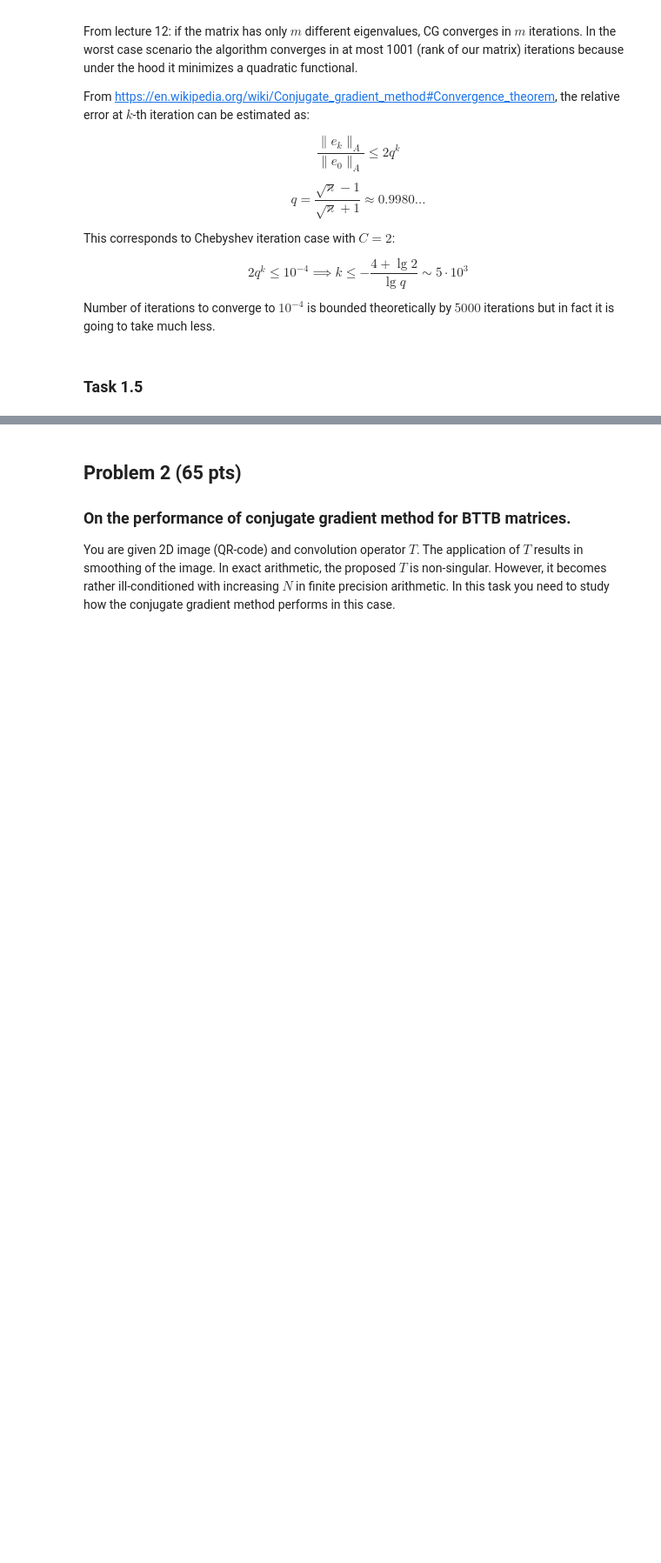
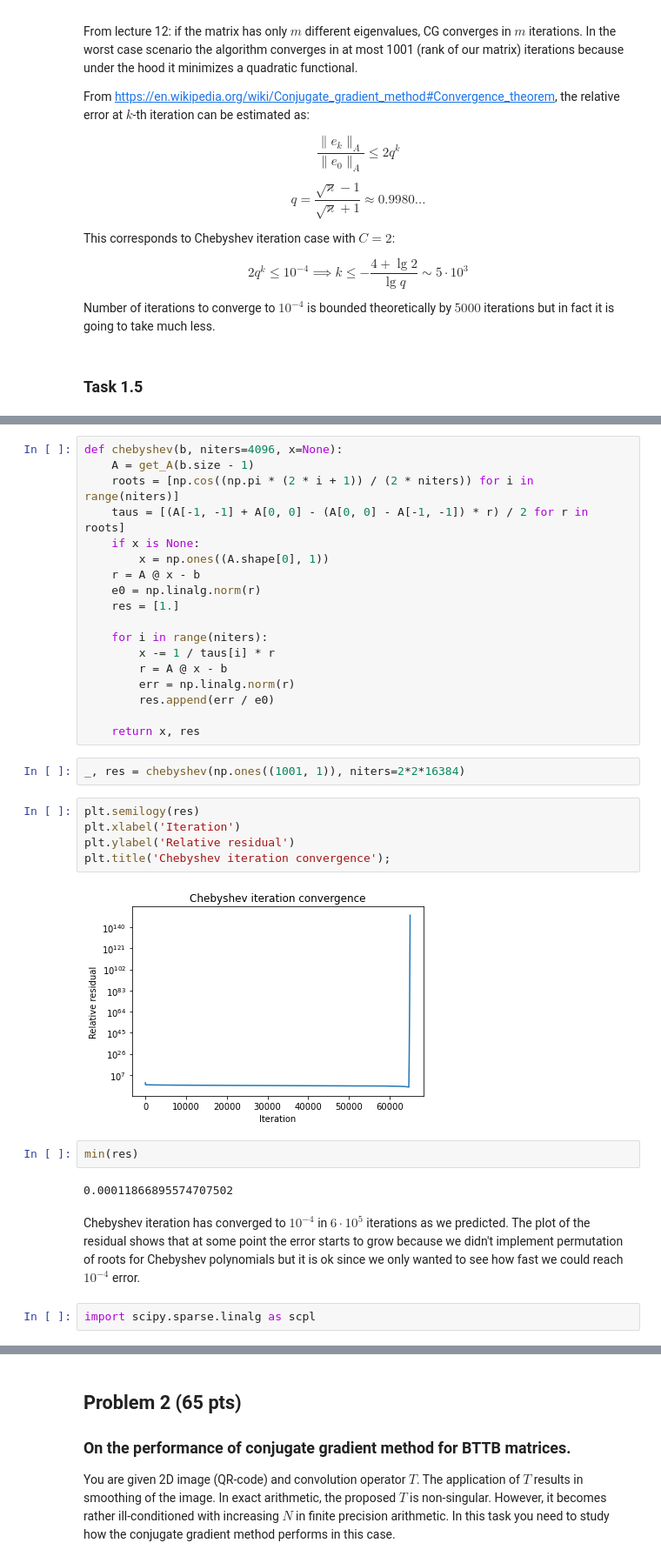
Before and after one commit to ArtemVergazov/nla2021, a Jupyter notebook: hw/hw3/Artem_Vergazov_PS3.ipynb, the cells around one changed output, grey strips where cells are left out. Shown at 87% size. Drawn from its saved outputs; the diff is of its cells as text; blank space fills up the shorter version.

```diff
--- a/hw/hw3/Artem_Vergazov_PS3.ipynb
+++ b/hw/hw3/Artem_Vergazov_PS3.ipynb
@@ -151,0 +160,35 @@ vec = lambda X: np.reshape(X)
+# %%
+def chebyshev(b, niters=4096, x=None):
+    A = get_A(b.size - 1)
+    roots = [np.cos((np.pi * (2 * i + 1)) / (2 * niters)) for i in range(niters)]
+    taus = [(A[-1, -1] + A[0, 0] - (A[0, 0] - A[-1, -1]) * r) / 2 for r in roots]
+    if x is None:
+        x = np.ones((A.shape[0], 1))
+    r = A @ x - b
+    e0 = np.linalg.norm(r)
+    res = [1.]
+
+    for i in range(niters):
+        x -= 1 / taus[i] * r
+        r = A @ x - b
+        err = np.linalg.norm(r)
+        res.append(err / e0)
+
+    return x, res
+# %%
+_, res = chebyshev(np.ones((1001, 1)), niters=2*2*16384)
+# %%
+plt.semilogy(res)
+plt.xlabel('Iteration')
+plt.ylabel('Relative residual')
+plt.title('Chebyshev iteration convergence');
+# %% [output]
+[figure, added]
+# %%
+min(res)
+# %% [output]
+0.00011866895574707502
+# %% [markdown]
+Chebyshev iteration has converged to $10^{-4}$ in $6 \cdot 10^5$ iterations as we predicted. The plot of the residual shows that at some point the error starts to grow because we didn't implement permutation of roots for Chebyshev polynomials but it is ok since we only wanted to see how fast we could reach $10^{-4}$ error.
+# %%
+import scipy.sparse.linalg as scpl
```
Also changed, not shown: parts of 15 cells of this notebook, 7 other files.
